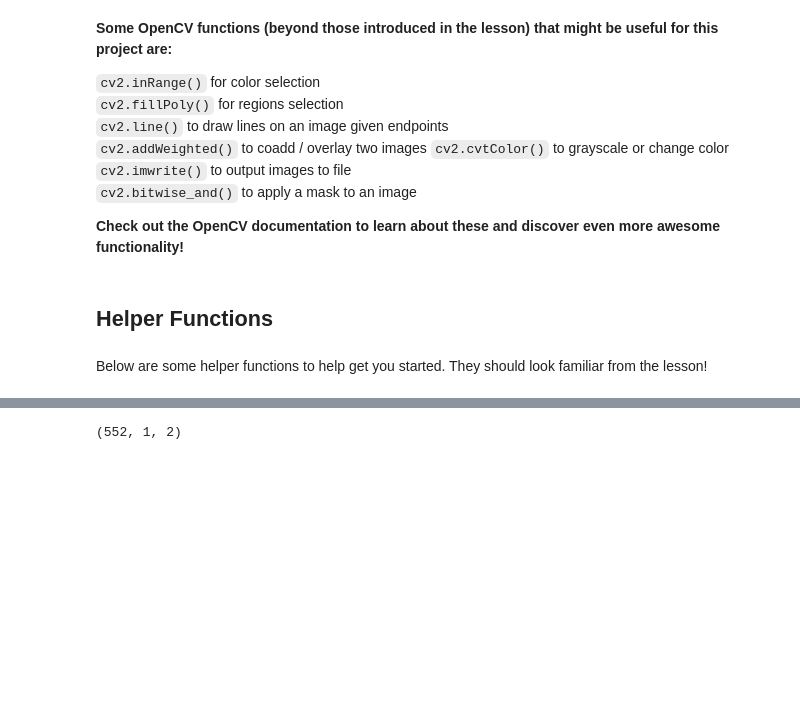
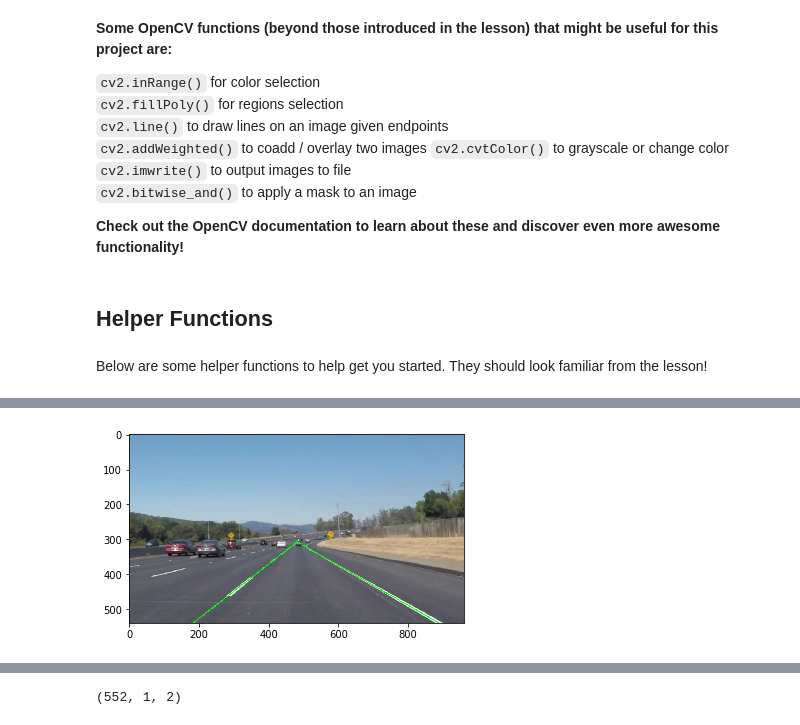
Before and after one commit to josealb/CarND-LaneLines-P1, a Jupyter notebook: P1.ipynb, the cells around one changed output, grey strips where cells are left out. Drawn from its saved outputs; the diff is of its cells as text; code cells hidden in the pictures; blank space fills up the shorter version.

Commit message:
working OK with single line regression

```diff
--- a/P1.ipynb
+++ b/P1.ipynb
@@ -214,0 +309,91 @@ def fit_lines(img):
+# %%
+#attempting to merge line regression with own pipeline
+#load image
+img = mpimg.imread('test_images/solidWhiteCurve.jpg')
+
+#apply image pipeline
+ysize = img.shape[0]
+xsize = img.shape[1]
+image_color_select = np.copy(img)
+line_image = np.copy(img)
+imshape = img.shape
+
+image_color_select = discard_colors(img)
+point_a=imshape[1]/2.3
+point_b=(imshape[1]/2)+((imshape[1]/2)-point_a)
+vertices = np.array([[(0,imshape[0]),(imshape[1], imshape[0]), (point_b,imshape[0]/1.6),(point_a, imshape[0]/1.6)]], dtype=np.int32)
+image_crop = region_of_interest(image_color_select, vertices)
+image_blur=gaussian_blur(image_crop, 5)
+image_canny= cv2.Canny(image_blur,50,150)
+image_hough=hough_lines(image_canny,2,math.pi/180,50,40,20)
+#image_hough=fit_lines(image_canny)
+img_processed = color.rgb2gray(image_hough)
+
+
+#Split left and right image
+img_left = np.copy(img_processed)
+vertices = np.array([[(0,img.shape[0]),(img.shape[1]/2, img.shape[0]), (img.shape[1]/2, 0),(0,0)]], dtype=np.int32)
+img_left=region_of_interest(img_processed,vertices)
+img_right = np.copy(img_processed)
+vertices = np.array([[(img.shape[1],img.shape[0]),(img.shape[1]/2, img.shape[0]), (img.shape[1]/2, 0),(img.shape[1],0)]], dtype=np.int32)
+img_right=region_of_interest(img_processed,vertices)
+
+points=np.array([],[])
+(y, x) = img_left.nonzero()
+points=np.stack([x, y],axis=1)
+
+#Calcualte contours of left image
+#ret,thresh = cv2.threshold(img_left,220,255,0)
+#_, contours, _ = cv2.findContours(thresh, 1, 2)
+#cnt = contours[0]
+
+#Calculate line of left image
+[vx,vy,x,y] = cv2.fitLine(points, cv2.DIST_L2,0 , 0, 0.01)
+lefty = int(((-x)*vy/vx) + y)
+righty = int((((img.shape[1]/2)-x)*vy/vx)+y)
+line_img = cv2.line(img,(round(img.shape[1]/2-1),righty),(0,lefty),(0,255,0),2)
+
+#Calcualte contours of right image
+#ret,thresh = cv2.threshold(img_right,220,255,0)
+#_, contours, _ = cv2.findContours(thresh, 1, 2)
+#cnt = contours[0]
+(y, x) = img_right.nonzero()
+points=np.stack([x, y],axis=1)
+#Calculate line of right image
+[vx,vy,x,y] = cv2.fitLine(points, cv2.DIST_L2,0 , 0, 0.01)
+lefty = int((((img.shape[1]/2)-x)*vy/vx) + y)
+righty = int(((img.shape[1]-x)*vy/vx)+y)
+line_img = cv2.line(img,(img.shape[1]-1,righty),(round(img.shape[1]/2),lefty),(0,255,0),2)
+
+#plt.figure()
+#plt.imshow (thresh)
+
+#cnt = contours[0]
+
+#plt.figure()
+#plt.imshow(img)
+
+
+#contours,hierarchy = cv2.findContours(img_left, 1, 2)
+
+
+
+#plt.figure()
+#plt.imshow(img_left)
+
+points=np.array([],[])
+
+#plt.figure()
+#plt.plot(points[0,],points[1,],'ro')
+#pdb.set_trace()
+
+
+plt.figure()
+plt.imshow (line_img)
+#cv2.imshow('image',line_img)
+#cv2.waitKey(0)
+
+
+
+    #line_img = np.zeros((img.shape[0], img.shape[1], 3), dtype=np.uint8)
+# %% [output]
@@ -214,0 +401 @@ def fit_lines(img):
+[figure, added]
```
Also changed, not shown: parts of 14 cells of this notebook, 1 other file.
